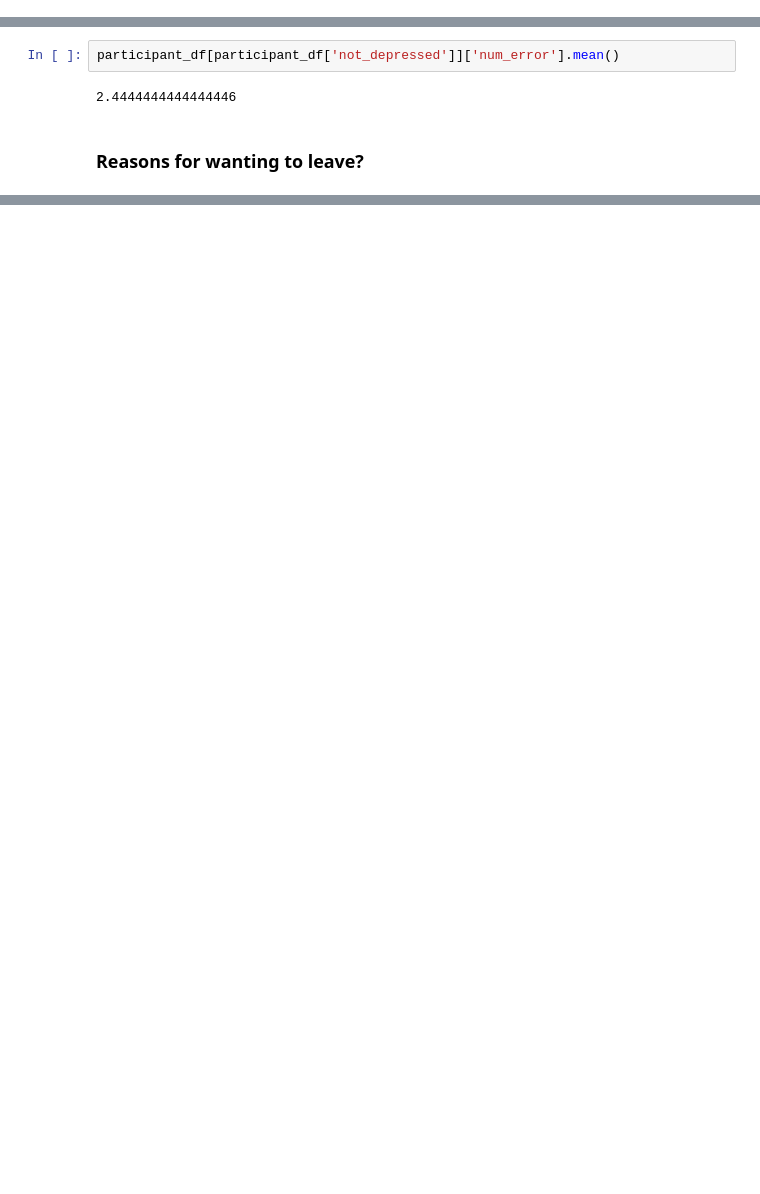
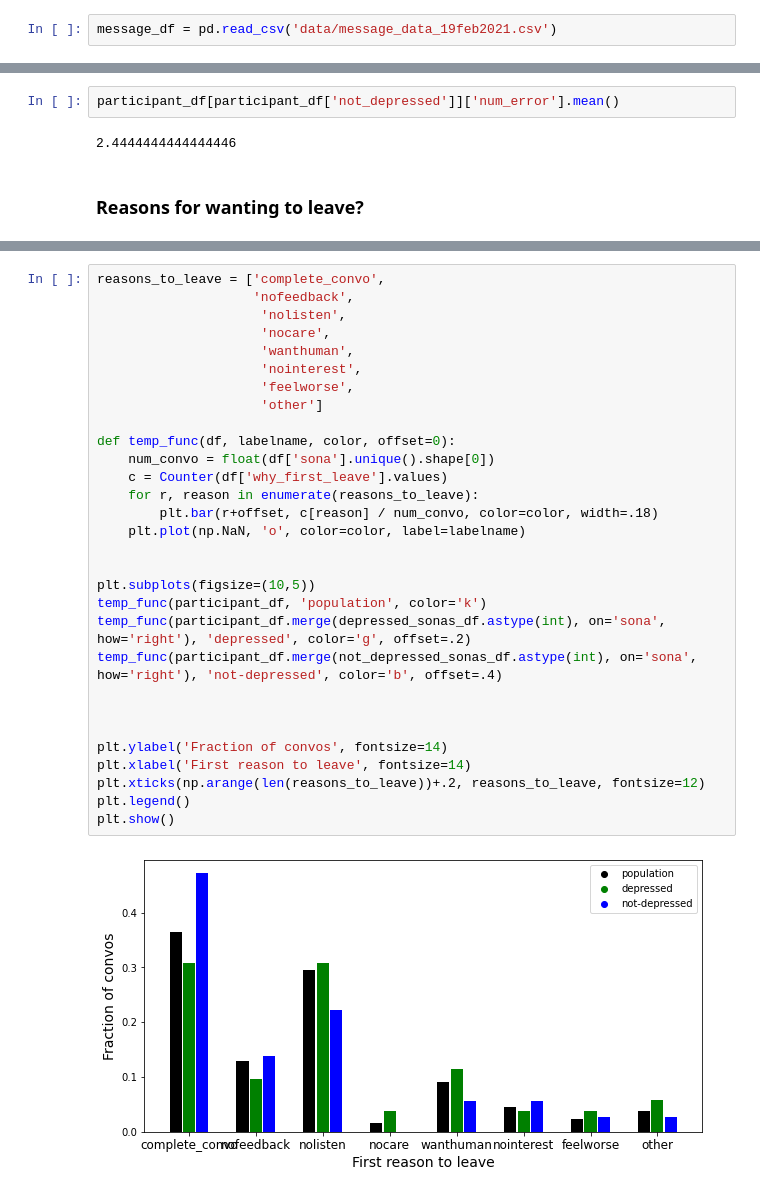
Before and after one commit to odemasi/therapybot_limitations, a Jupyter notebook: Therapybot_plots_v1.ipynb, the cells around one changed output, grey strips where cells are left out. Drawn from its saved outputs; the diff is of its cells as text; blank space fills up the shorter version.

```diff
--- a/Therapybot_plots_v1.ipynb
+++ b/Therapybot_plots_v1.ipynb
@@ -401,0 +418,2 @@ participant_df.to_csv('data/participant_data_18feb2021.csv')
+# %%
+message_df = pd.read_csv('data/message_data_19feb2021.csv')
@@ -818,0 +877,32 @@ plt.show()
+# %%
+reasons_to_leave = ['complete_convo',
+                    'nofeedback',
+                     'nolisten',
+                     'nocare',
+                     'wanthuman',
+                     'nointerest',
+                     'feelworse',
+                     'other']
+
+def temp_func(df, labelname, color, offset=0):
+    num_convo = float(df['sona'].unique().shape[0])
+    c = Counter(df['why_first_leave'].values)
+    for r, reason in enumerate(reasons_to_leave):
+        plt.bar(r+offset, c[reason] / num_convo, color=color, width=.18)
+    plt.plot(np.NaN, 'o', color=color, label=labelname)
+
+
+plt.subplots(figsize=(10,5))
+temp_func(participant_df, 'population', color='k')
+temp_func(participant_df.merge(depressed_sonas_df.astype(int), on='sona', how='right'), 'depressed', color='g', offset=.2)
+temp_func(participant_df.merge(not_depressed_sonas_df.astype(int), on='sona', how='right'), 'not-depressed', color='b', offset=.4)
+
+
+
+plt.ylabel('Fraction of convos', fontsize=14)
+plt.xlabel('First reason to leave', fontsize=14)
+plt.xticks(np.arange(len(reasons_to_leave))+.2, reasons_to_leave, fontsize=12)
+plt.legend()
+plt.show()
+# %% [output]
+[figure, added]
```
Also changed, not shown: parts of 33 cells of this notebook.
